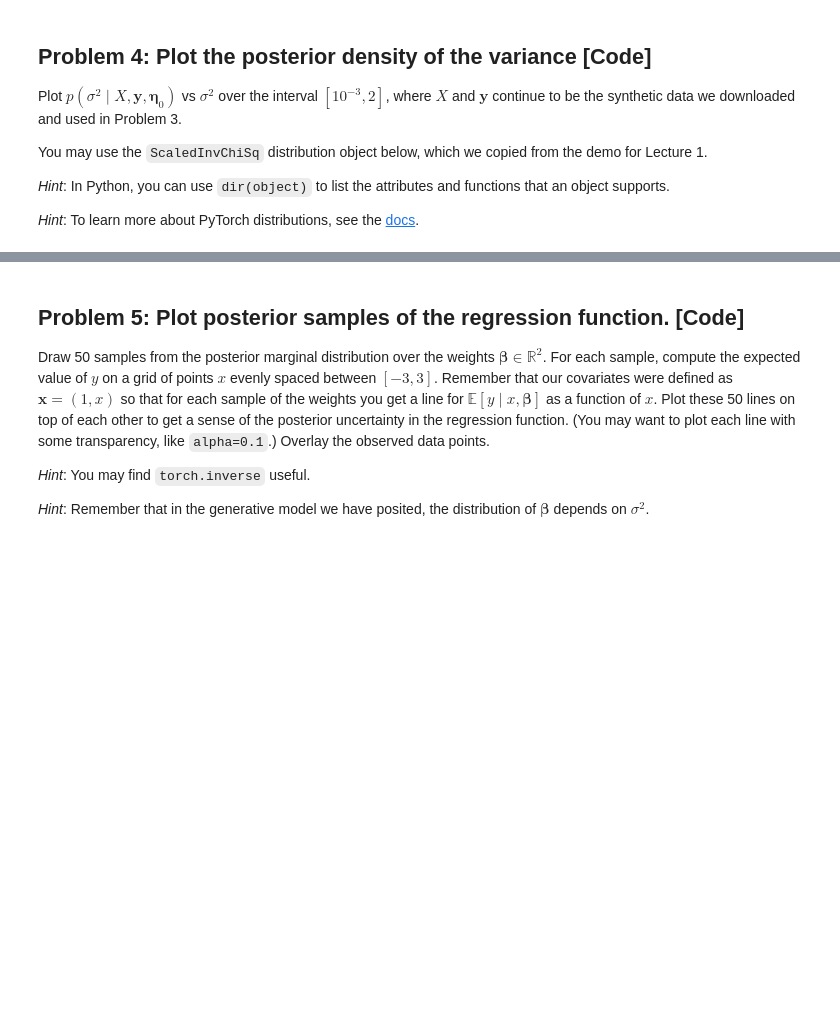
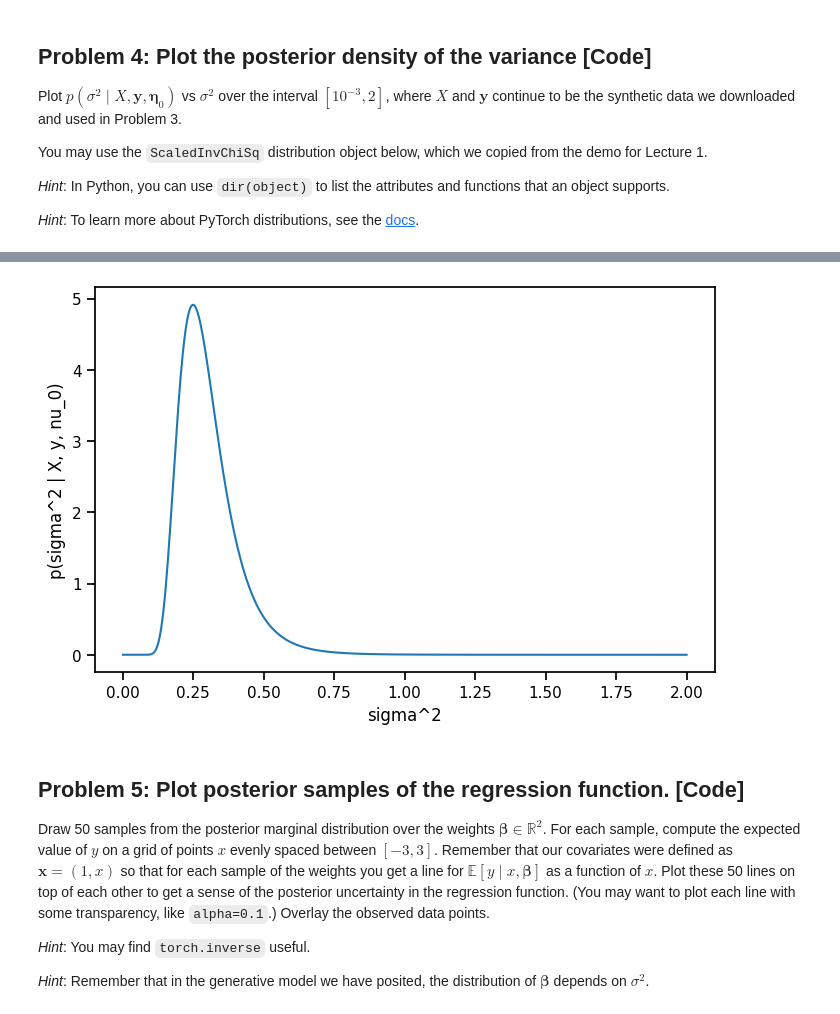
Before and after one commit to UChicago-FinMath-collection/Applied-Stats, a Jupyter notebook: A1/hw1.ipynb, the cells around one changed output, grey strips where cells are left out. Saved outputs shown, nothing was run; the diff lists cells and outputs as text; code cells hidden in the pictures; blank space fills up the shorter version.

```diff
--- a/A1/hw1.ipynb
+++ b/A1/hw1.ipynb
@@ -539,10 +539,24 @@ def compute_posterior(X, y, nu_0, tau_0, m_0, L_0):
         m_n:       posterior mean of the weights
         L_n:   posterior precision of the weights
     """
-    ##
-    # YOUR CODE HERE
-    #
-    ##
+
+    n = X.shape[0]
+
+    # Posterior d.o.f from q1 : param 1
+    nu_n = nu_0 + n
+
+    # Posterior precision : param 2
+    L_n = L_0 + X.T @ X
+
+    # Posterior mean : param 3
+    m_n = torch.linalg.solve(L_n, X.T @ y + L_0 @ m_0)
+
+    # Posterior scale : param 4
+    nu_n_tau_n_sq = (nu_0 * tau_0**2      + y @ y      + m_0 @ L_0 @ m_0    - m_n @ L_n @ m_n)
+
+    tau_n = torch.sqrt(nu_n_tau_n_sq / nu_n)
+
+
 
     return nu_n, tau_n, m_n, L_n
 # %% [markdown]
@@ -605,3 +631,19 @@ class ScaledInvChiSq(TransformedDistribution):
+# %%
+sigma2_grid = torch.linspace(1e-3, 2, 500)
+
+# inverse chi-squared distribution
+posterior_sigma2 = ScaledInvChiSq(dof=nu_n, scale=tau_n**2)
+
+log_probs = posterior_sigma2.log_prob(sigma2_grid)
+probs = torch.exp(log_probs)
+
+plt.figure(figsize=(8, 5))
+plt.plot(sigma2_grid, probs)
+plt.xlabel("sigma^2")
+plt.ylabel("p(sigma^2 | X, y, nu_0)")
+plt.show()
+# %% [output]
+[figure, added]
 # %% [markdown]
 ## Problem 5: Plot posterior samples of the regression function. [Code]
 Draw 50 samples from the posterior marginal distribution over the weights $\boldsymbol{\beta} \in \mathbb{R}^2$. For each sample, compute the expected value of $y$ on a grid of points $x$ evenly spaced between $[-3, 3]$. Remember that our covariates were defined as $\mathbf{x} = (1, x)$ so that for each sample of the weights you get a line for $\mathbb{E}[y \mid x, \boldsymbol{\beta}]$ as a function of $x$. Plot these 50 lines on top of each other to get a sense of the posterior uncertainty in the regression function. (You may want to plot each line with some transparency, like `alpha=0.1`.) Overlay the observed data points.
```
Also changed, not shown: parts of 9 cells of this notebook.
